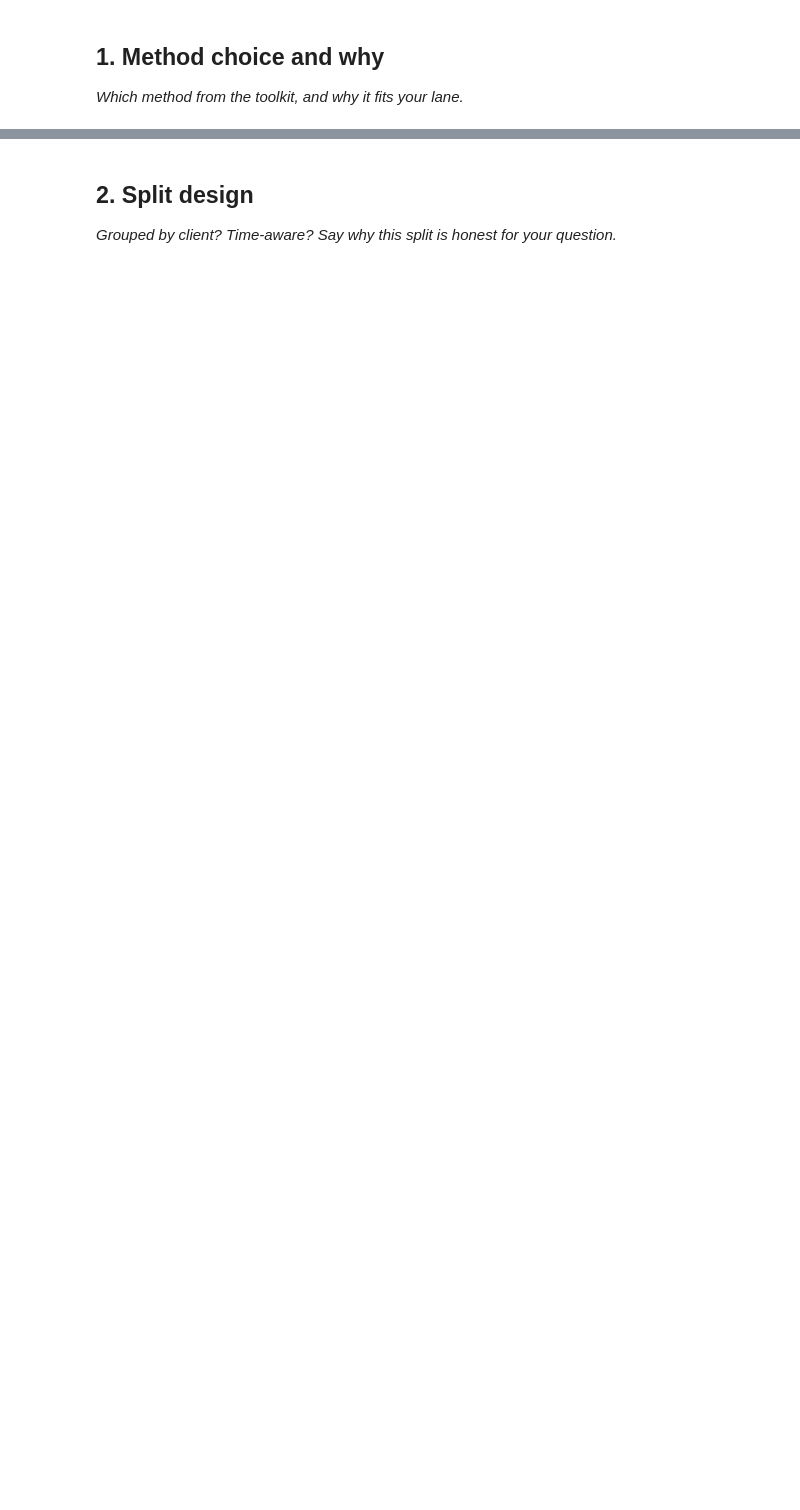
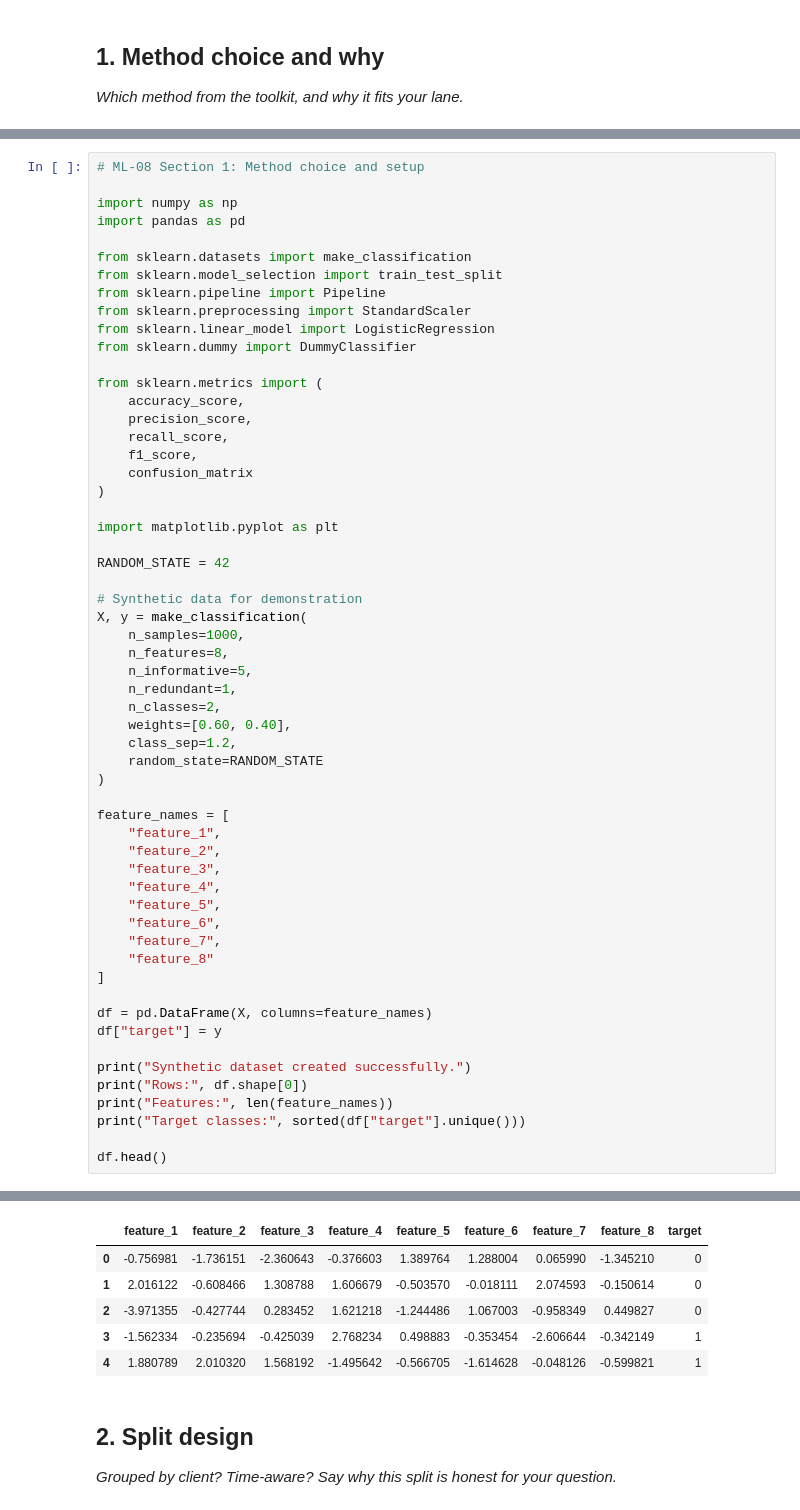
Before and after one commit to abbottabad123/flyrank-ml-track, a Jupyter notebook: work/notebooks/w05_model.ipynb, the cells around one changed output, grey strips where cells are left out. Cells and saved outputs as stored; diff of their text form; blank space fills up the shorter version.

```diff
--- a/work/notebooks/w05_model.ipynb
+++ b/work/notebooks/w05_model.ipynb
@@ -15,0 +13,58 @@ This skeleton is yours to fill. Work the sections **in order** — each one has
+# %%
+# ML-08 Section 1: Method choice and setup
+
+import numpy as np
+import pandas as pd
+
+from sklearn.datasets import make_classification
+from sklearn.model_selection import train_test_split
+from sklearn.pipeline import Pipeline
+from sklearn.preprocessing import StandardScaler
+from sklearn.linear_model import LogisticRegression
+from sklearn.dummy import DummyClassifier
+
+from sklearn.metrics import (
+    accuracy_score,
+    precision_score,
+    recall_score,
+    f1_score,
+    confusion_matrix
+)
+
+import matplotlib.pyplot as plt
+
+RANDOM_STATE = 42
+
+# Synthetic data for demonstration
+X, y = make_classification(
+    n_samples=1000,
+    n_features=8,
+    n_informative=5,
+    n_redundant=1,
+    n_classes=2,
+    weights=[0.60, 0.40],
+    class_sep=1.2,
+    random_state=RANDOM_STATE
+)
+
+feature_names = [
+    "feature_1",
+    "feature_2",
+    "feature_3",
+    "feature_4",
+    "feature_5",
+    "feature_6",
+    "feature_7",
+    "feature_8"
+]
+
+df = pd.DataFrame(X, columns=feature_names)
+df["target"] = y
+
+print("Synthetic dataset created successfully.")
+print("Rows:", df.shape[0])
+print("Features:", len(feature_names))
+print("Target classes:", sorted(df["target"].unique()))
+
+df.head()
+# %% [output]
@@ -16,3 +75,9 @@ This skeleton is yours to fill. Work the sections **in order** — each one has
+|  | feature_1 | feature_2 | feature_3 | feature_4 | feature_5 | feature_6 | feature_7 | feature_8 | target |
+| 0 | -0.756981 | -1.736151 | -2.360643 | -0.376603 | 1.389764 | 1.288004 | 0.065990 | -1.345210 | 0 |
+| 1 | 2.016122 | -0.608466 | 1.308788 | 1.606679 | -0.503570 | -0.018111 | 2.074593 | -0.150614 | 0 |
+| 2 | -3.971355 | -0.427744 | 0.283452 | 1.621218 | -1.244486 | 1.067003 | -0.958349 | 0.449827 | 0 |
+| 3 | -1.562334 | -0.235694 | -0.425039 | 2.768234 | 0.498883 | -0.353454 | -2.606644 | -0.342149 | 1 |
+| 4 | 1.880789 | 2.010320 | 1.568192 | -1.495642 | -0.566705 | -1.614628 | -0.048126 | -0.599821 | 1 |
 # %% [markdown]
 ## 2. Split design
 
```
Also changed, not shown: parts of 8 cells of this notebook.
